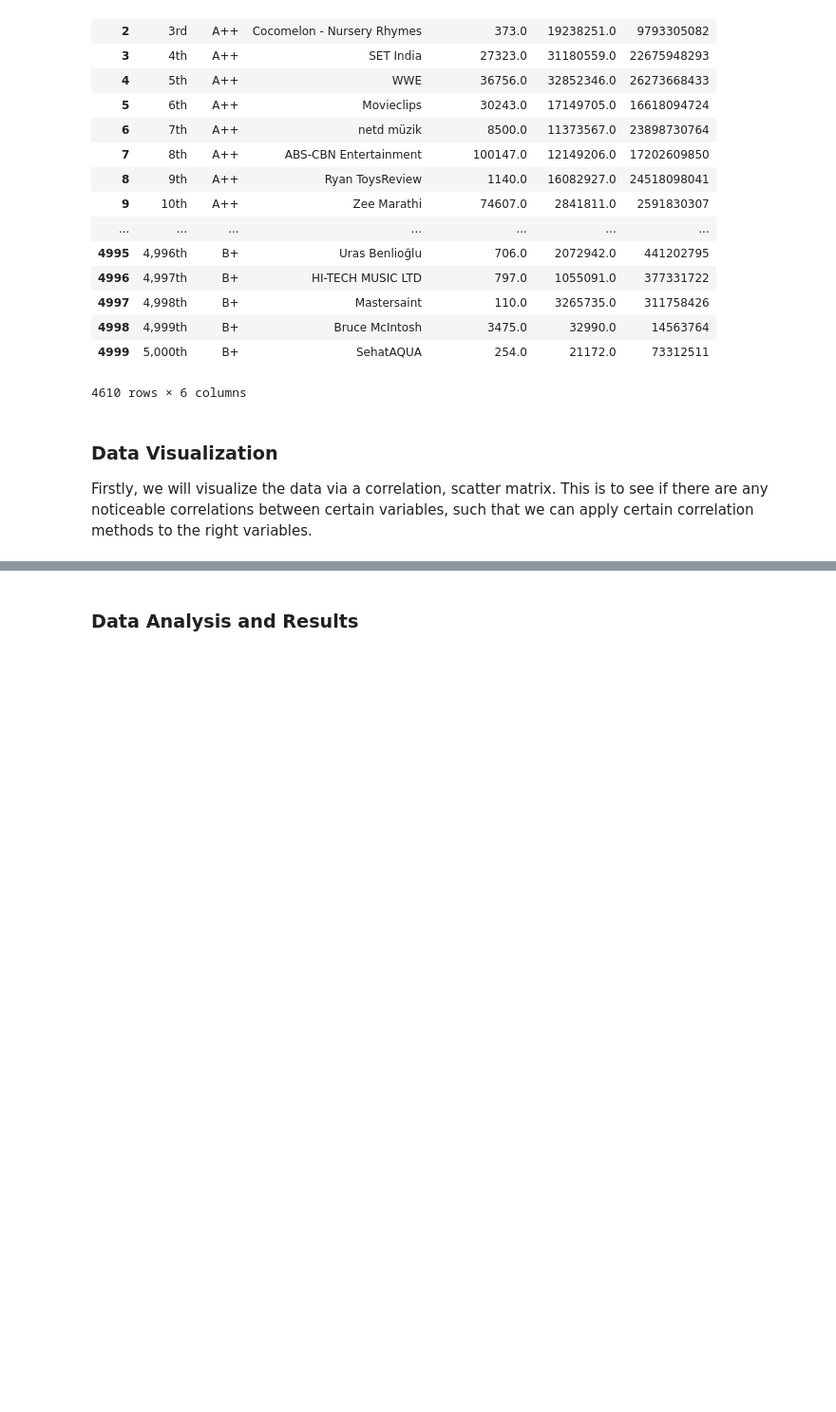
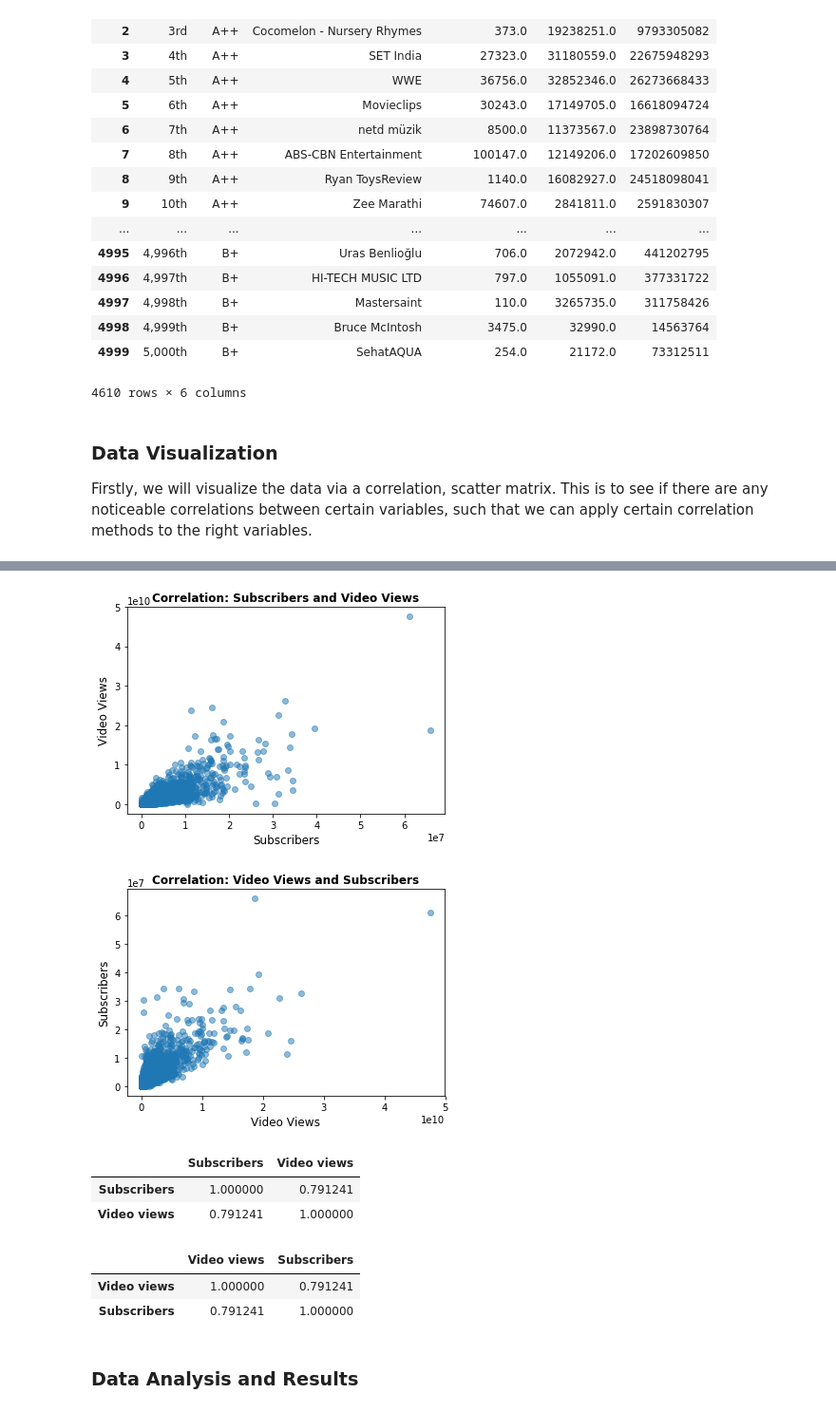
Before and after one commit to lcmendoza/Projects, a Jupyter notebook: FinalProject.ipynb, the cells around one changed output, grey strips where cells are left out. Shown at 95% size. Drawn from its saved outputs; the diff is of its cells as text; code cells hidden in the pictures; blank space fills up the shorter version.

```diff
--- a/FinalProject.ipynb
+++ b/FinalProject.ipynb
@@ -106,3 +107,32 @@ Based on the scatter matrix, there appears to be several weak correlations betwe
+# %%
+df_subViews = plt.scatter(df_youtube['Subscribers'], df_youtube['Video views'], alpha = 0.5)
+plt.title('Correlation: Subscribers and Video Views', fontweight = 'bold')
+plt.xlabel('Subscribers', fontsize = 12)
+plt.ylabel('Video Views', fontsize = 12)
+plt.show()
+
+df_viewsSubs = plt.scatter(df_youtube['Video views'], df_youtube['Subscribers'], alpha = 0.5)
+plt.title('Correlation: Video Views and Subscribers', fontweight = 'bold')
+plt.xlabel('Video Views', fontsize = 12)
+plt.ylabel('Subscribers', fontsize = 12)
+plt.show()
+# %% [output]
+[figure, added]
+[figure, added]
+# %%
+df_subViews = pd.DataFrame(df_youtube, columns = ['Subscribers', 'Video views'])
+df_subViews.corr()
+# %% [output]
+|  | Subscribers | Video views |
+| Subscribers | 1.000000 | 0.791241 |
+| Video views | 0.791241 | 1.000000 |
+# %%
+df_viewsSubs = pd.DataFrame(df_youtube, columns = ['Video views', 'Subscribers'])
+df_viewsSubs.corr()
+# %% [output]
+|  | Video views | Subscribers |
+| Video views | 1.000000 | 0.791241 |
+| Subscribers | 0.791241 | 1.000000 |
 # %% [markdown]
 ### Data Analysis and Results
 # %% [markdown]
```
Also changed, not shown: parts of 4 cells of this notebook.
